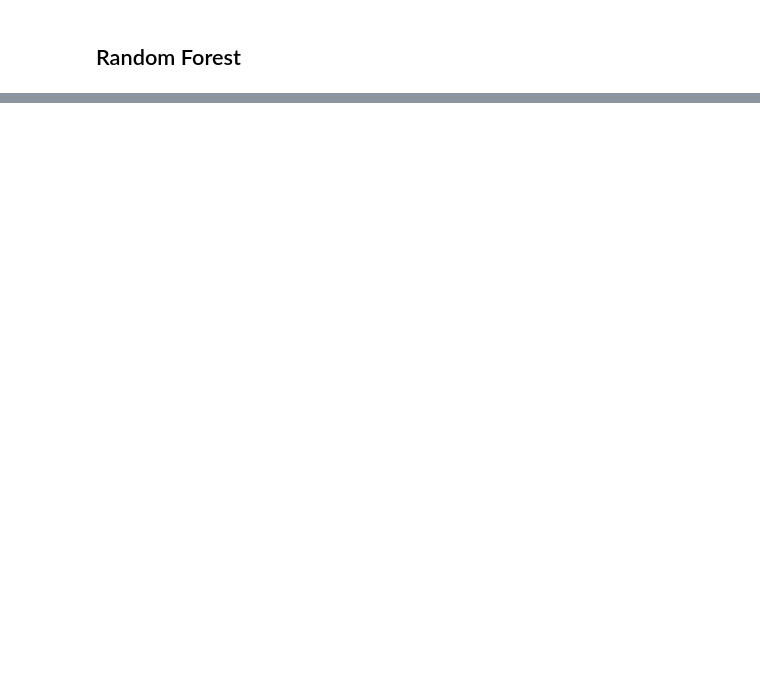
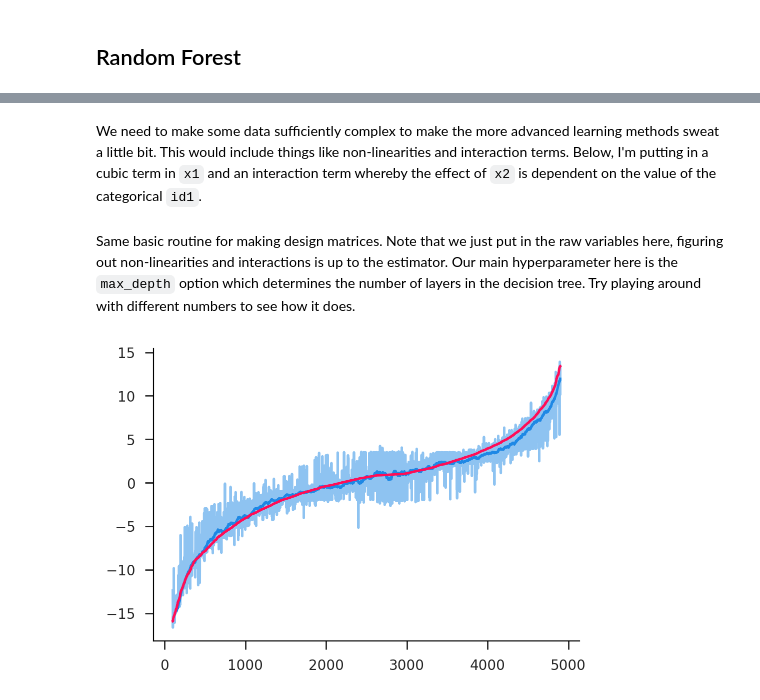
Before and after one commit to iamlemec/grad_code, a Jupyter notebook: lecture_3.ipynb, the cells around one changed output, grey strips where cells are left out. Cells and saved outputs as stored; diff of their text form; code cells hidden in the pictures; blank space fills up the shorter version.

```diff
--- a/lecture_3.ipynb
+++ b/lecture_3.ipynb
@@ -222,0 +230,19 @@ ax.axis('square');
+# %% [markdown]
+We need to make some data sufficiently complex to make the more advanced learning methods sweat a little bit. This would include things like non-linearities and interaction terms. Below, I'm putting in a cubic term in `x1` and an interaction term whereby the effect of `x2` is dependent on the value of the categorical `id1`.
+# %%
+Nrf = 5_000
+datarf = pd.DataFrame({
+    'x1': np.random.normal(size=Nrf),
+    'x2': np.random.normal(size=Nrf),
+    'id1': np.random.randint(10, size=Nrf)
+})
+poly = lambda x: x**3 - x**2
+datarf['y'] = 1 + poly(datarf['x1']) + datarf['id1']*datarf['x2']
+yrfn, yrf, Xrfn, Xrf = fr.design_matrices(y=R.y, x=I + R.x1 + R.x2 + C.id1, data=datarf)
+# %% [markdown]
+Same basic routine for making design matrices. Note that we just put in the raw variables here, figuring out non-linearities and interactions is up to the estimator. Our main hyperparameter here is the `max_depth` option which determines the number of layers in the decision tree. Try playing around with different numbers to see how it does.
+# %%
+regrf = RandomForestRegressor(max_depth=10).fit(Xrf, yrf)
+visual.plot_predict(datarf['y'], regrf.predict(Xrf), clip=100, smooth=50)
+# %% [output]
+[figure, added]
```
Also changed, not shown: parts of 27 cells of this notebook, 2 other files.
